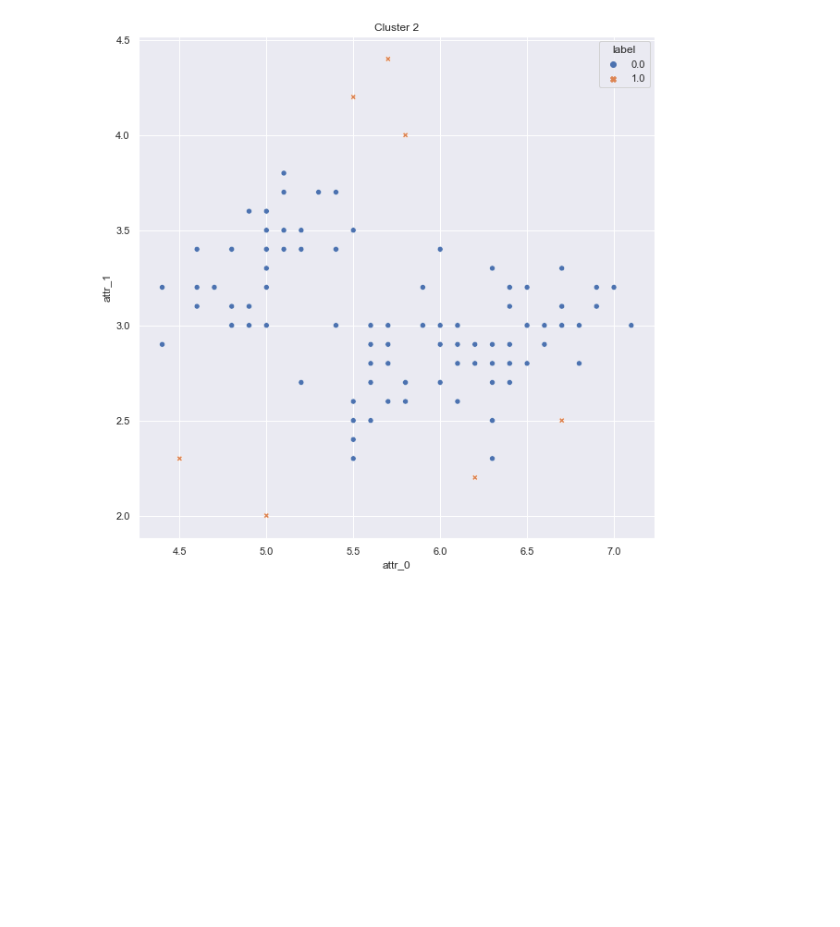
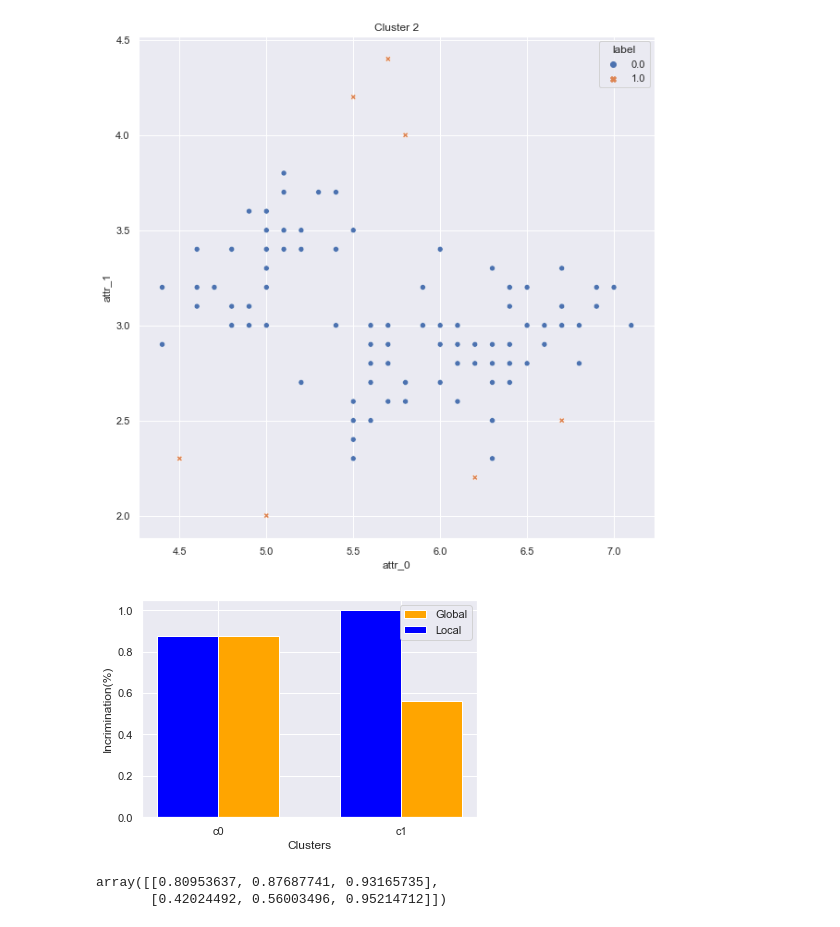
Before and after one commit to Eric07110904/NTUST-Data-Mining-Final, a Jupyter notebook: iris_demo.ipynb, the cells around one changed output. Cells and saved outputs as stored; diff of their text form; code cells hidden in the pictures; blank space fills up the shorter version.

Commit message:
add bar_chart in draw.py

```diff
--- a/iris_demo.ipynb
+++ b/iris_demo.ipynb
@@ -61,7 +61,7 @@ df_list = [create_df(data[outliers_index], data[inliers_index], C[i]) for i in r
 # %% [markdown]
 ### Lambda = 1  Incrimination
 # %%
-get_incrimination(C, X, X.shape[1] , W_1.T, 3)
+oss_fp_j_j_weights_1, oss_fp_j_j_normals_1 = get_incrimination(C, X, X.shape[1] , W_1.T, 3)
 # %% [output]
 ------------------
 [0.8095363683076429, 0.876877413807096, 0.9316573462381269]
@@ -72,7 +72,7 @@ get_incrimination(C, X, X.shape[1] , W_1.T, 3)
 # %% [markdown]
 ### Lambda = 10  Incrimination
 # %%
-get_incrimination(C, X, X.shape[1] , W_10.T, 3)
+oss_fp_j_j_weights_10, oss_fp_j_j_normals_10 =get_incrimination(C, X, X.shape[1] , W_10.T, 3)
 # %% [output]
 ------------------
 [0.8095363683076429, 0.876877413807096, 0.9316573462381269]
@@ -108,3 +108,12 @@ draw_scatter(df_list, cluster_fp_5)
 # %% [output]
 [figure]
 [figure]
+# %%
+bar_chart(oss_fp_j_j_weights_1, oss_fp_j_j_weights_10)
+# %% [output]
+[figure, added]
+# %%
+oss_fp_j_j_weights_1
+# %% [output]
+array([[0.80953637, 0.87687741, 0.93165735],
+       [0.42024492, 0.56003496, 0.95214712]])
```
Also changed, not shown: 2 other files.
